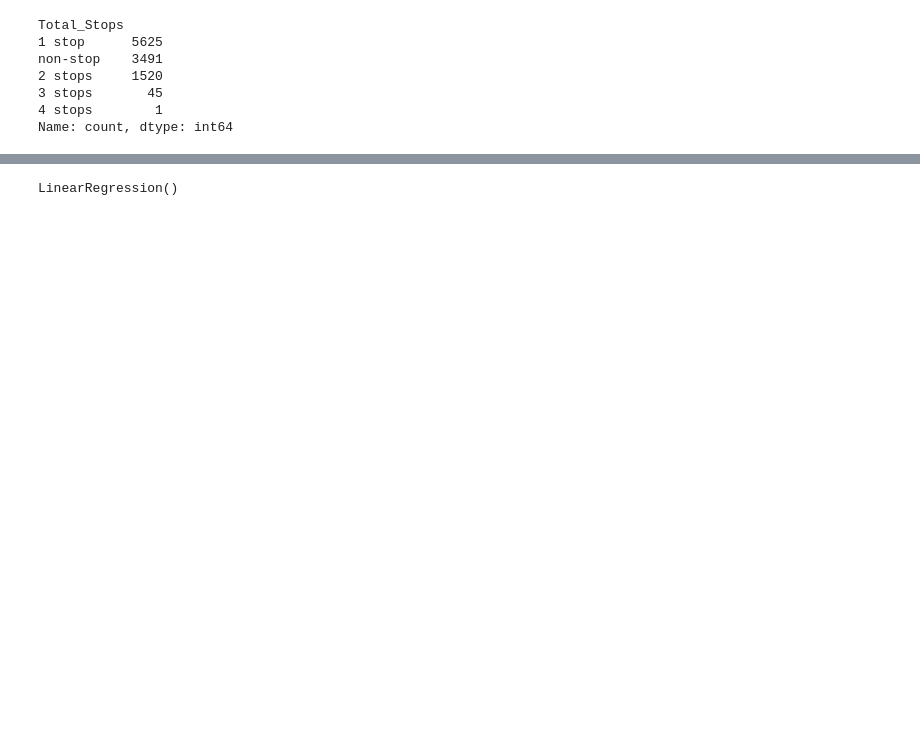
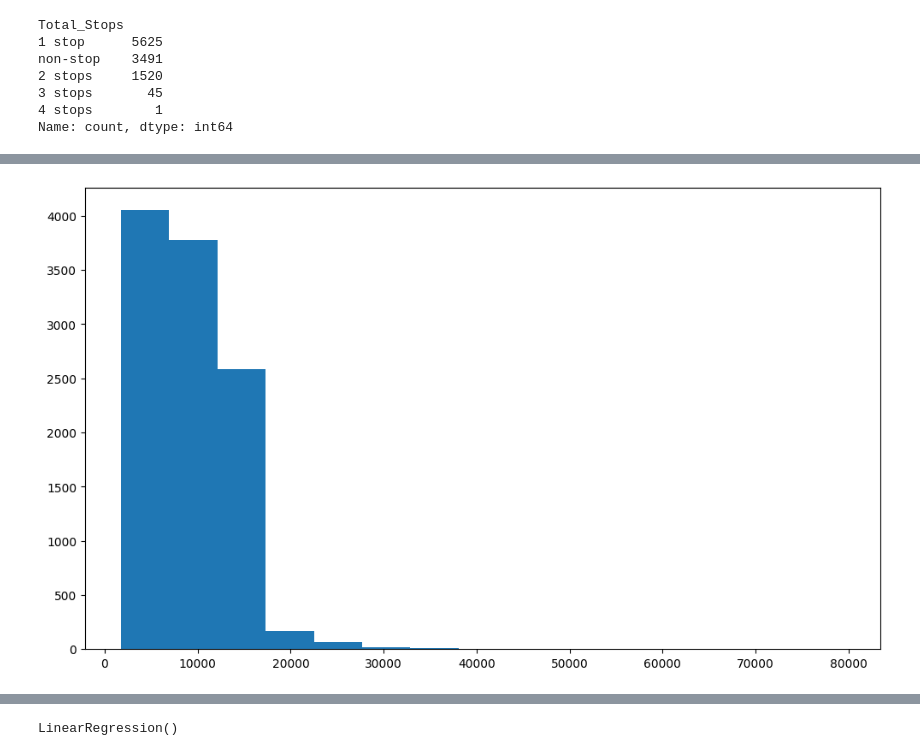
Before and after one commit to Jagannath29/pythonForMachineLearningAndDataScience, a Jupyter notebook: week_7/day_03/newRegression.ipynb, the cells around one changed output, grey strips where cells are left out. Cells and saved outputs as stored; diff of their text form; code cells hidden in the pictures; blank space fills up the shorter version.

```diff
--- a/week_7/day_03/newRegression.ipynb
+++ b/week_7/day_03/newRegression.ipynb
@@ -288,6 +323,9 @@ dtype: int64
 # %%
-# plt.figure(figsize=[12,7])
-# plt.hist(train_data['Price'], bins=15)
+plt.figure(figsize=(12,7))
+plt.hist(train_data['Price'], bins=15)
+plt.show()
+# %% [output]
+[figure, added]
 # %%
 x = train_data.drop(columns='Price', axis=1)
 y = train_data['Price']
```
Also changed, not shown: parts of 28 cells of this notebook, 2 other files.
